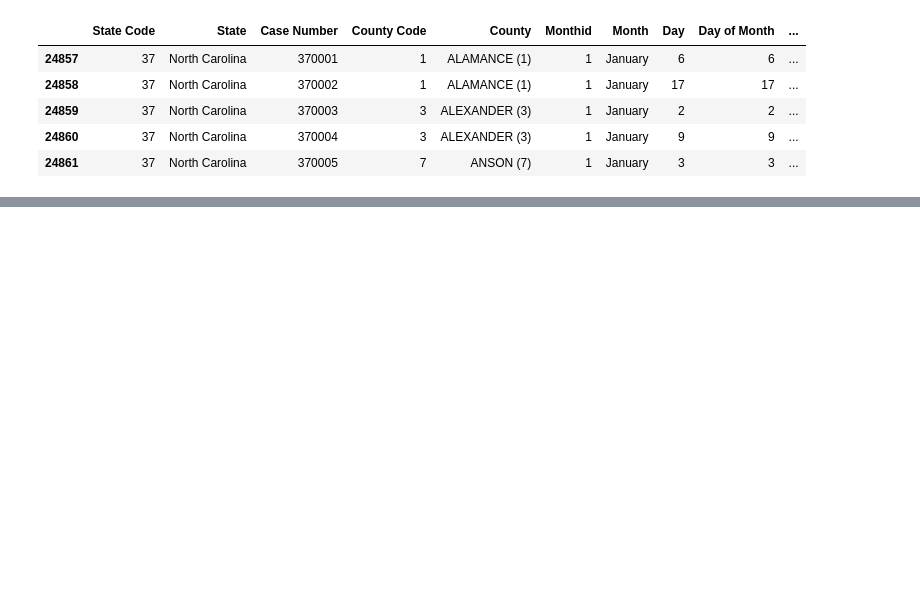
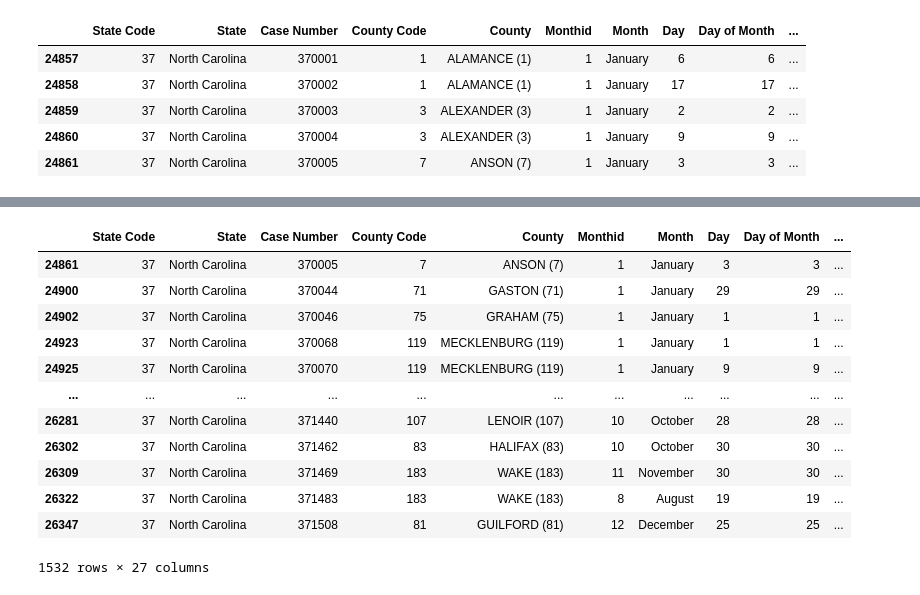
Before and after one commit to AVo7912/fatal_accidents_nc, a Jupyter notebook: NorthCarolina_Accidents.ipynb, the cells around one changed output, grey strips where cells are left out. Cells and saved outputs as stored; diff of their text form; code cells hidden in the pictures; blank space fills up the shorter version.

```diff
--- a/NorthCarolina_Accidents.ipynb
+++ b/NorthCarolina_Accidents.ipynb
@@ -41,0 +133,41 @@ ncstate_df.to_csv("NorthCarolina_Accidents.csv",
+# %%
+# format the time for the first hour to military time
+time_df.loc[time_df["First"] == "0:00am", "First"] = "00:00"
+time_df.loc[time_df["First"] == "1:00am", "First"] = "01:00"
+time_df.loc[time_df["First"] == "2:00am", "First"] = "02:00"
+time_df.loc[time_df["First"] == "3:00am", "First"] = "03:00"
+time_df.loc[time_df["First"] == "4:00am", "First"] = "04:00"
+time_df.loc[time_df["First"] == "5:00am", "First"] = "05:00"
+time_df.loc[time_df["First"] == "6:00am", "First"] = "06:00"
+time_df.loc[time_df["First"] == "7:00am", "First"] = "07:00"
+time_df.loc[time_df["First"] == "8:00am", "First"] = "08:00"
+time_df.loc[time_df["First"] == "9:00am", "First"] = "09:00"
+time_df.loc[time_df["First"] == "10:00am", "First"] = "10:00"
+time_df.loc[time_df["First"] == "11:00am", "First"] = "11:00"
+time_df.loc[time_df["First"] == "12:00pm", "First"] = "12:00"
+time_df.loc[time_df["First"] == "1:00pm", "First"] = "13:00"
+time_df.loc[time_df["First"] == "2:00pm", "First"] = "14:00"
+time_df.loc[time_df["First"] == "3:00pm", "First"] = "15:00"
+time_df.loc[time_df["First"] == "4:00pm", "First"] = "16:00"
+time_df.loc[time_df["First"] == "5:00pm", "First"] = "17:00"
+time_df.loc[time_df["First"] == "6:00pm", "First"] = "18:00"
+time_df.loc[time_df["First"] == "7:00pm", "First"] = "19:00"
+time_df.loc[time_df["First"] == "8:00pm", "First"] = "20:00"
+time_df.loc[time_df["First"] == "9:00pm", "First"] = "21:00"
+time_df.loc[time_df["First"] == "10:00pm", "First"] = "22:00"
+time_df.loc[time_df["First"] == "11:00pm", "First"] = "23:00"
+time_df
+# %% [output]
+|  | State Code | State | Case Number | County Code | County | Monthid | Month | Day | Day of Month | ... |
+| 24861 | 37 | North Carolina | 370005 | 7 | ANSON (7) | 1 | January | 3 | 3 | ... |
+| 24900 | 37 | North Carolina | 370044 | 71 | GASTON (71) | 1 | January | 29 | 29 | ... |
+| 24902 | 37 | North Carolina | 370046 | 75 | GRAHAM (75) | 1 | January | 1 | 1 | ... |
+| 24923 | 37 | North Carolina | 370068 | 119 | MECKLENBURG (119) | 1 | January | 1 | 1 | ... |
+| 24925 | 37 | North Carolina | 370070 | 119 | MECKLENBURG (119) | 1 | January | 9 | 9 | ... |
+| ... | ... | ... | ... | ... | ... | ... | ... | ... | ... | ... |
+| 26281 | 37 | North Carolina | 371440 | 107 | LENOIR (107) | 10 | October | 28 | 28 | ... |
+| 26302 | 37 | North Carolina | 371462 | 83 | HALIFAX (83) | 10 | October | 30 | 30 | ... |
+| 26309 | 37 | North Carolina | 371469 | 183 | WAKE (183) | 11 | November | 30 | 30 | ... |
+| 26322 | 37 | North Carolina | 371483 | 183 | WAKE (183) | 8 | August | 19 | 19 | ... |
+| 26347 | 37 | North Carolina | 371508 | 81 | GUILFORD (81) | 12 | December | 25 | 25 | ... |
+1532 rows × 27 columns
```
Also changed, not shown: parts of 8 cells of this notebook.
